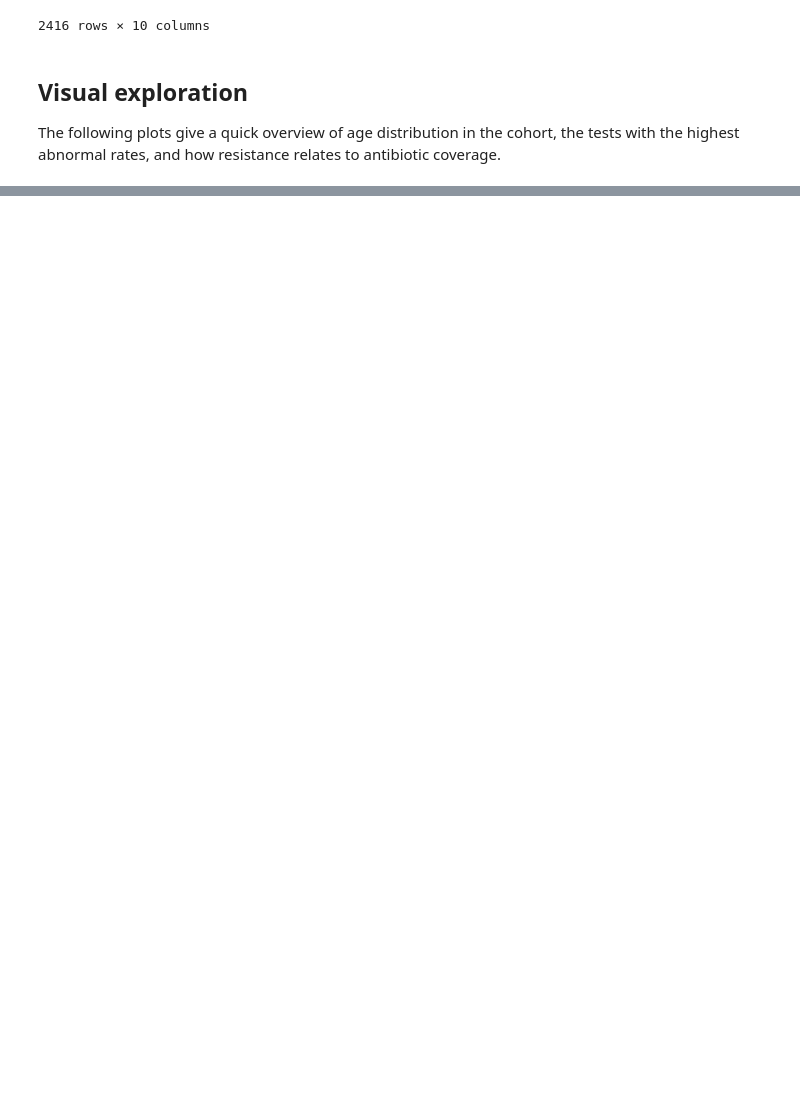
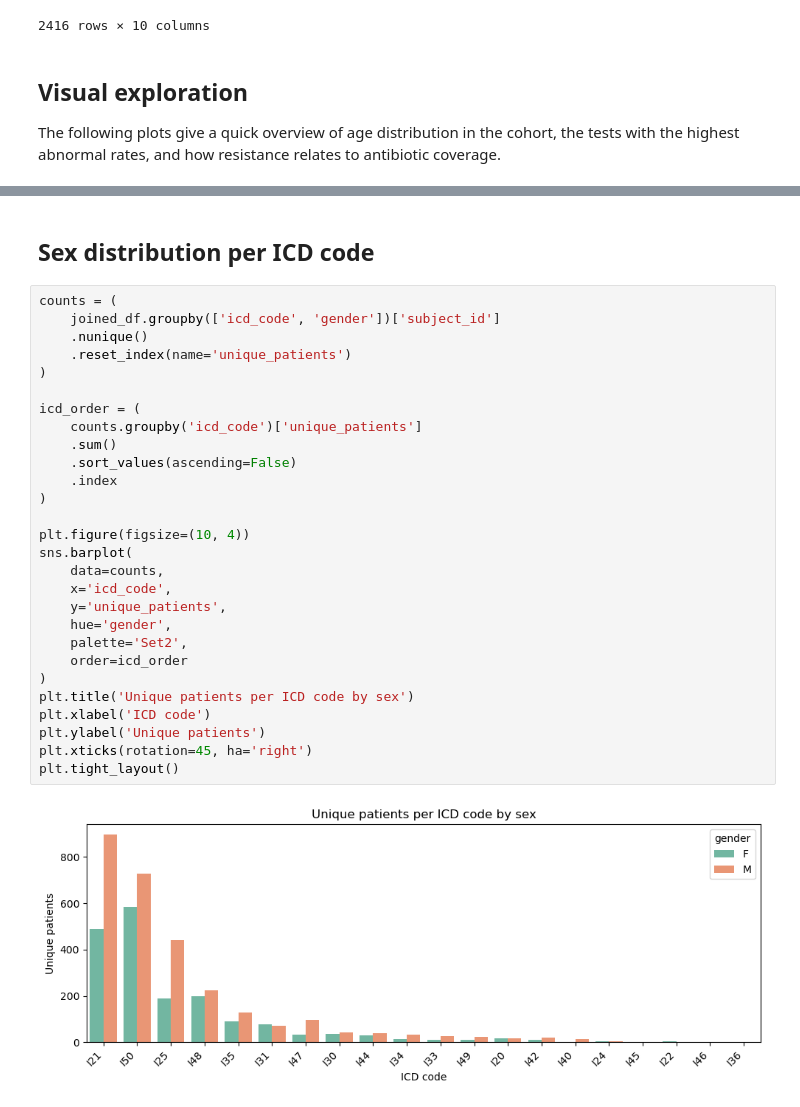
Before and after one commit to TommyTokk/DA4DH, a Jupyter notebook: notebooks/DataPreparation/join.ipynb, the cells around one changed output, grey strips where cells are left out. Drawn from its saved outputs; the diff is of its cells as text; blank space fills up the shorter version.

```diff
--- a/notebooks/DataPreparation/join.ipynb
+++ b/notebooks/DataPreparation/join.ipynb
@@ -238,0 +256,32 @@ plt.tight_layout()
+# %% [markdown]
+## Sex distribution per ICD code
+# %%
+counts = (
+    joined_df.groupby(['icd_code', 'gender'])['subject_id']
+    .nunique()
+    .reset_index(name='unique_patients')
+)
+
+icd_order = (
+    counts.groupby('icd_code')['unique_patients']
+    .sum()
+    .sort_values(ascending=False)
+    .index
+)
+
+plt.figure(figsize=(10, 4))
+sns.barplot(
+    data=counts,
+    x='icd_code',
+    y='unique_patients',
+    hue='gender',
+    palette='Set2',
+    order=icd_order
+)
+plt.title('Unique patients per ICD code by sex')
+plt.xlabel('ICD code')
+plt.ylabel('Unique patients')
+plt.xticks(rotation=45, ha='right')
+plt.tight_layout()
+# %% [output]
+[figure, added]
```
Also changed, not shown: parts of 6 cells of this notebook, 3 other files.
